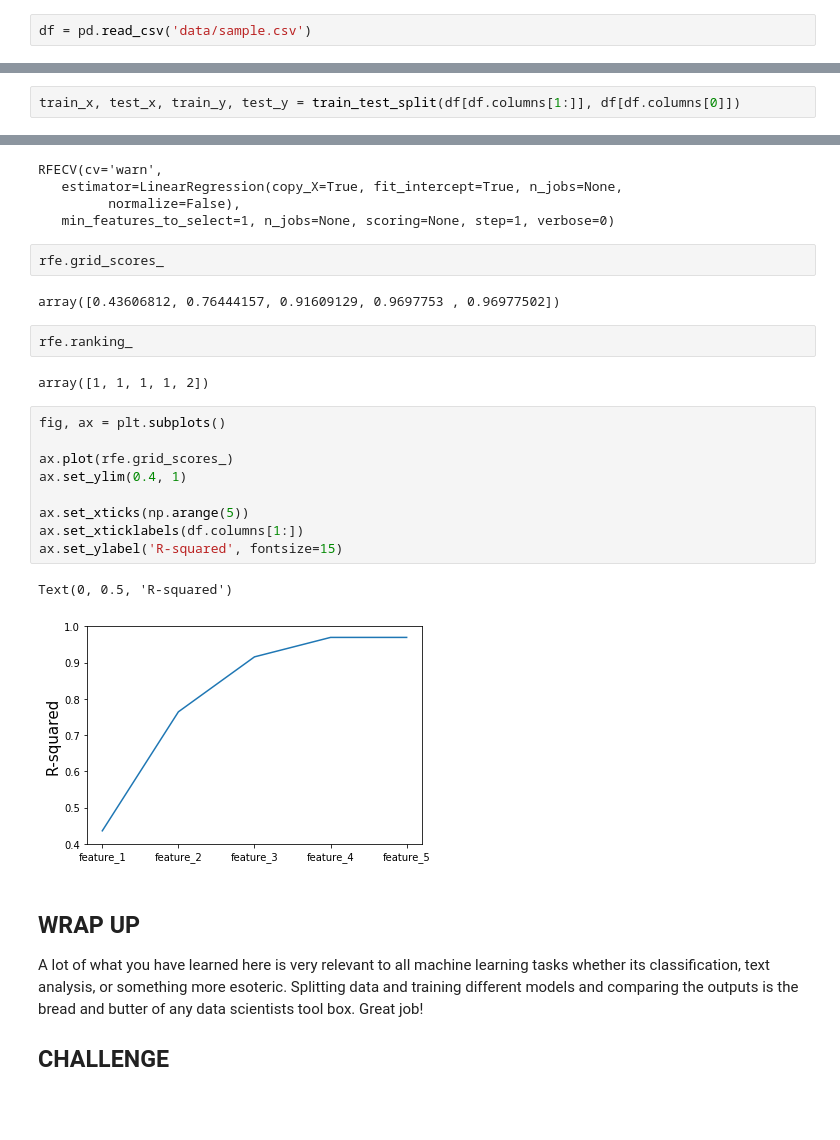
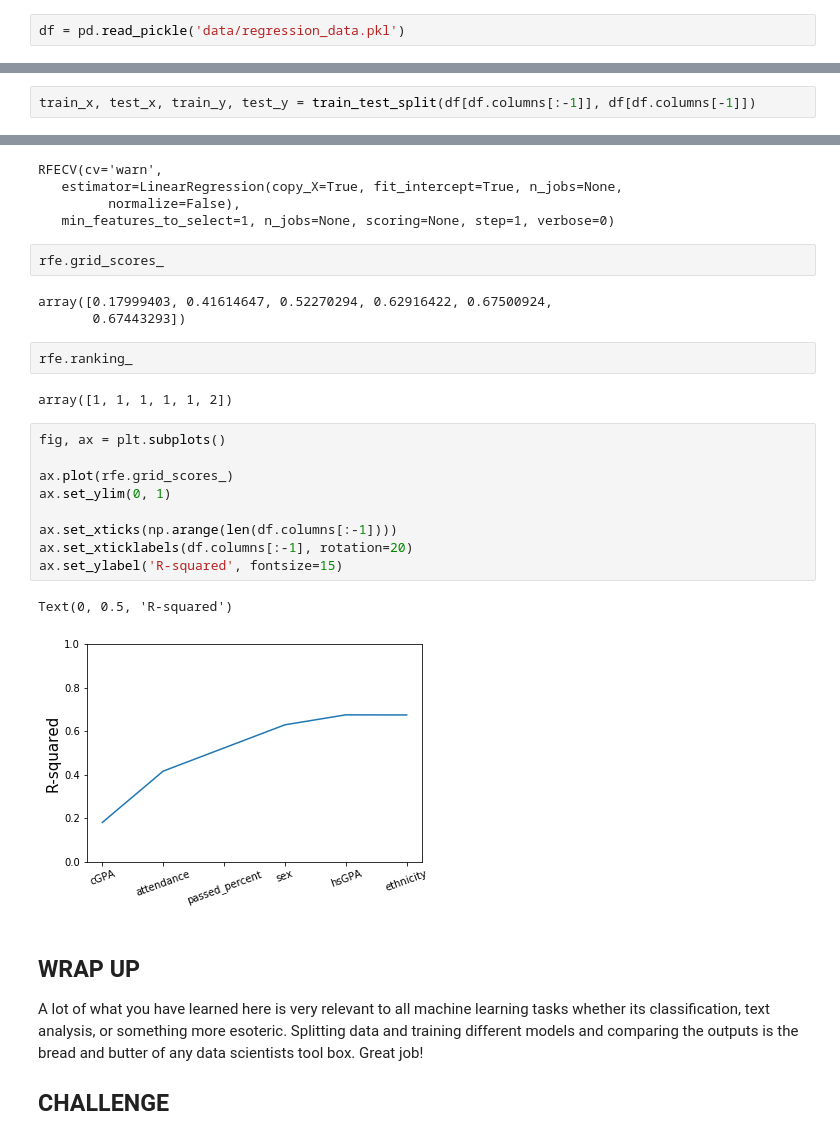
Before and after one commit to learningmachineslab/tutorials, a Jupyter notebook: regression/regression_with_solutions.ipynb, the cells around one changed output, grey strips where cells are left out. Saved outputs shown, nothing was run; the diff lists cells and outputs as text; blank space fills up the shorter version.

```diff
--- a/regression/regression_with_solutions.ipynb
+++ b/regression/regression_with_solutions.ipynb
@@ -36,7 +36,7 @@ from sklearn.model_selection import train_test_split
 from sklearn.feature_selection import RFECV
 from sklearn.linear_model import LinearRegression
 # %%
-df = pd.read_csv('data/sample.csv')
+df = pd.read_pickle('data/regression_data.pkl')
 # %%
 df.head()
 # %% [output]
@@ -86,5 +76,5 @@ Modeling data is as much an art as it is science. There is no "true" model, ther
 # %%
-train_x, test_x, train_y, test_y = train_test_split(df[df.columns[1:]], df[df.columns[0]])
+train_x, test_x, train_y, test_y = train_test_split(df[df.columns[:-1]], df[df.columns[-1]])
 # %%
 LR = LinearRegression()
 LR.fit(train_x, train_y)
@@ -214,23 +205,24 @@ RFECV(cv='warn',
 # %%
 rfe.grid_scores_
 # %% [output]
-array([0.43606812, 0.76444157, 0.91609129, 0.9697753 , 0.96977502])
+array([0.17999403, 0.41614647, 0.52270294, 0.62916422, 0.67500924,
+       0.67443293])
 # %%
 rfe.ranking_
 # %% [output]
-array([1, 1, 1, 1, 2])
+array([1, 1, 1, 1, 1, 2])
 # %%
 fig, ax = plt.subplots()
 
 ax.plot(rfe.grid_scores_)
-ax.set_ylim(0.4, 1)
+ax.set_ylim(0, 1)
 
-ax.set_xticks(np.arange(5))
-ax.set_xticklabels(df.columns[1:])
+ax.set_xticks(np.arange(len(df.columns[:-1])))
+ax.set_xticklabels(df.columns[:-1], rotation=20)
 ax.set_ylabel('R-squared', fontsize=15)
 # %% [output]
 Text(0, 0.5, 'R-squared')
-[figure, old version]
+[figure, new version]
 # %% [markdown]
 ## WRAP UP
 
```
Also changed, not shown: parts of 13 cells of this notebook, 3 other files.
